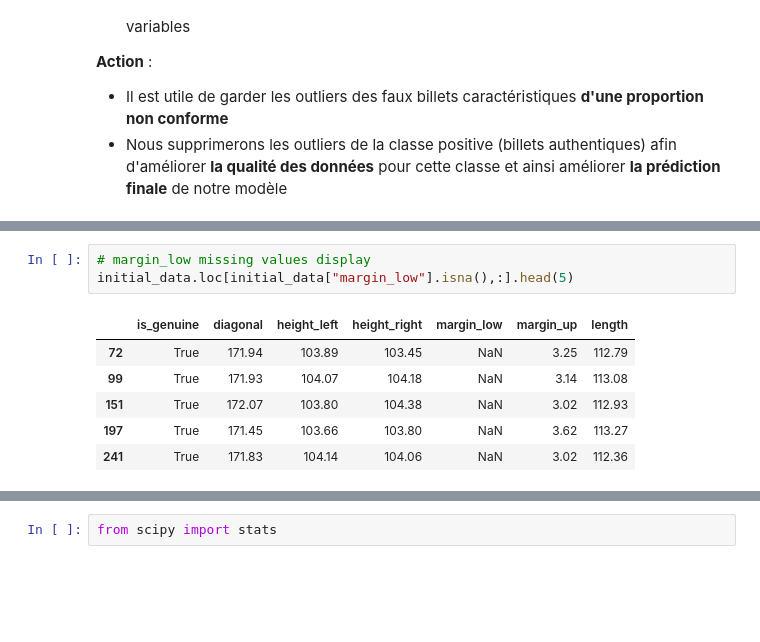
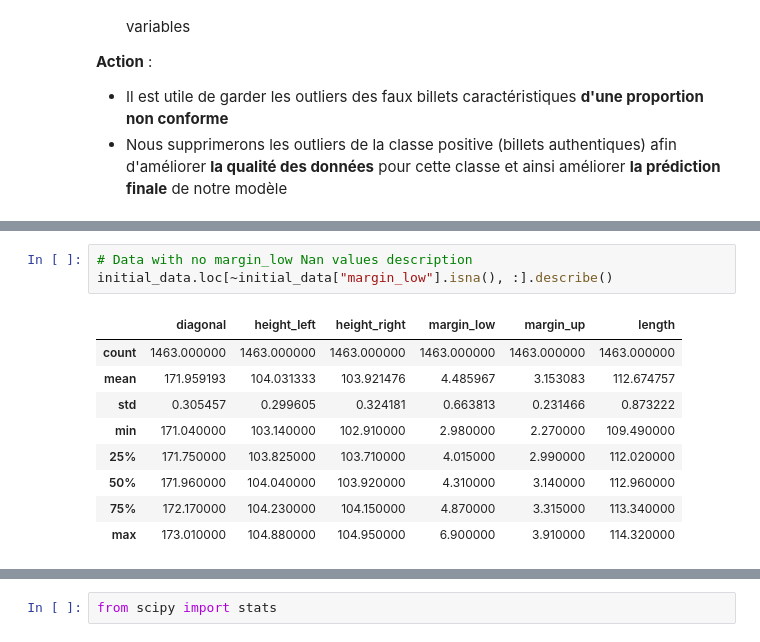
Before and after one commit to marcadeant/ONCFM, a Jupyter notebook: Notebooks/Features engineering.ipynb, the cells around one changed output, grey strips where cells are left out. Saved outputs shown, nothing was run; the diff lists cells and outputs as text; blank space fills up the shorter version.

Commit message:
imputed_data set up

```diff
--- a/Notebooks/Features engineering.ipynb
+++ b/Notebooks/Features engineering.ipynb
@@ -82,10 +83,13 @@ initial_data.describe()
 # %%
-# margin_low missing values display
-initial_data.loc[initial_data["margin_low"].isna(),:].head(5)
+# Data with no margin_low Nan values description
+initial_data.loc[~initial_data["margin_low"].isna(), :].describe()
 # %% [output]
-|  | is_genuine | diagonal | height_left | height_right | margin_low | margin_up | length |
-| 72 | True | 171.94 | 103.89 | 103.45 | NaN | 3.25 | 112.79 |
-| 99 | True | 171.93 | 104.07 | 104.18 | NaN | 3.14 | 113.08 |
-| 151 | True | 172.07 | 103.80 | 104.38 | NaN | 3.02 | 112.93 |
-| 197 | True | 171.45 | 103.66 | 103.80 | NaN | 3.62 | 113.27 |
-| 241 | True | 171.83 | 104.14 | 104.06 | NaN | 3.02 | 112.36 |
+|  | diagonal | height_left | height_right | margin_low | margin_up | length |
+| count | 1463.000000 | 1463.000000 | 1463.000000 | 1463.000000 | 1463.000000 | 1463.000000 |
+| mean | 171.959193 | 104.031333 | 103.921476 | 4.485967 | 3.153083 | 112.674757 |
+| std | 0.305457 | 0.299605 | 0.324181 | 0.663813 | 0.231466 | 0.873222 |
+| min | 171.040000 | 103.140000 | 102.910000 | 2.980000 | 2.270000 | 109.490000 |
+| 25% | 171.750000 | 103.825000 | 103.710000 | 4.015000 | 2.990000 | 112.020000 |
+| 50% | 171.960000 | 104.040000 | 103.920000 | 4.310000 | 3.140000 | 112.960000 |
+| 75% | 172.170000 | 104.230000 | 104.150000 | 4.870000 | 3.315000 | 113.340000 |
+| max | 173.010000 | 104.880000 | 104.950000 | 6.900000 | 3.910000 | 114.320000 |
```
Also changed, not shown: parts of 22 cells of this notebook, 1 other file.
